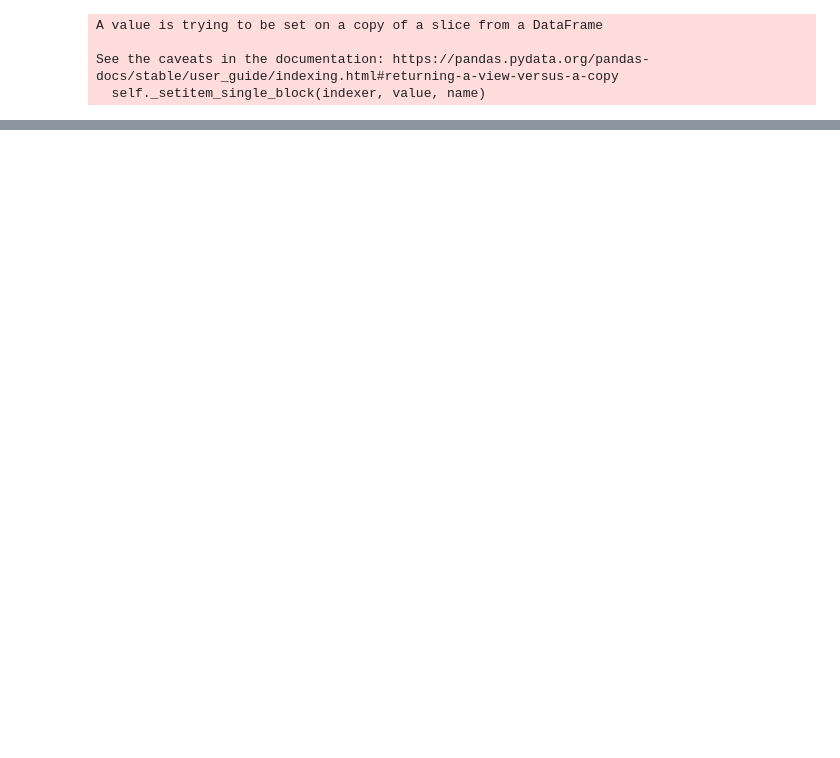
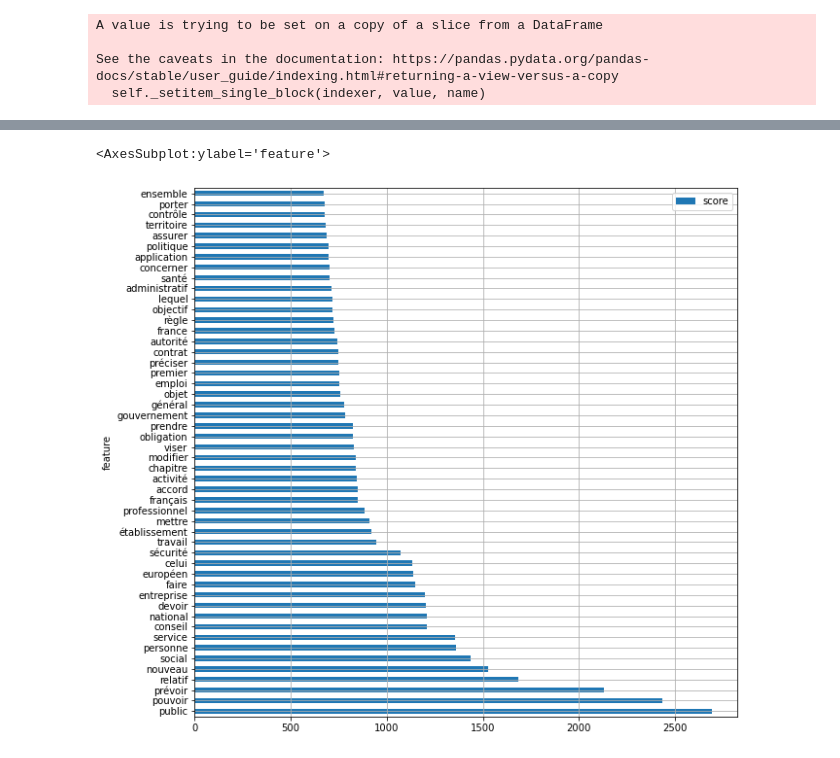
Before and after one commit to Geminy3/ProjetHNSKOL, a Jupyter notebook: Analyses XPO + COM.ipynb, the cells around one changed output, grey strips where cells are left out. Cells and saved outputs as stored; diff of their text form; code cells hidden in the pictures; blank space fills up the shorter version.

```diff
--- a/Analyses XPO + COM.ipynb
+++ b/Analyses XPO + COM.ipynb
@@ -268,0 +320,6 @@ xpo = [xpo for xpo in Xpo.preprocessed_xpo]
+# %%
+Loi_secu = Xpo
+Loi_secu = Loi_secu[Loi_secu.secu == "sécu"]
+Loi_secu.reset_index(inplace=True, drop=True)
+Loi_secu = Loi_secu[1:]
+Loi_secu
@@ -268,0 +340,18 @@ xpo = [xpo for xpo in Xpo.preprocessed_xpo]
+# %%
+Secu = Loi_secu.preprocessed_xpo
+tf_vectorizer.fit(Secu)
+X = tf_vectorizer.transform(Secu)
+X = X.toarray()
+features = tf_vectorizer.get_feature_names()
+
+(num_doc, num_f) = X.shape
+
+tf_sum = np.sum(X, axis=0)
+tf = top_feats(tf_sum, features, 50)
+top_feats(tf_sum, features, 50)
+
+tf.index = tf.feature
+tf.plot(kind="barh", figsize=(10,10), grid=True)
+# %% [output]
+<AxesSubplot:ylabel='feature'>
+[figure, added]
```
Also changed, not shown: parts of 33 cells of this notebook.
